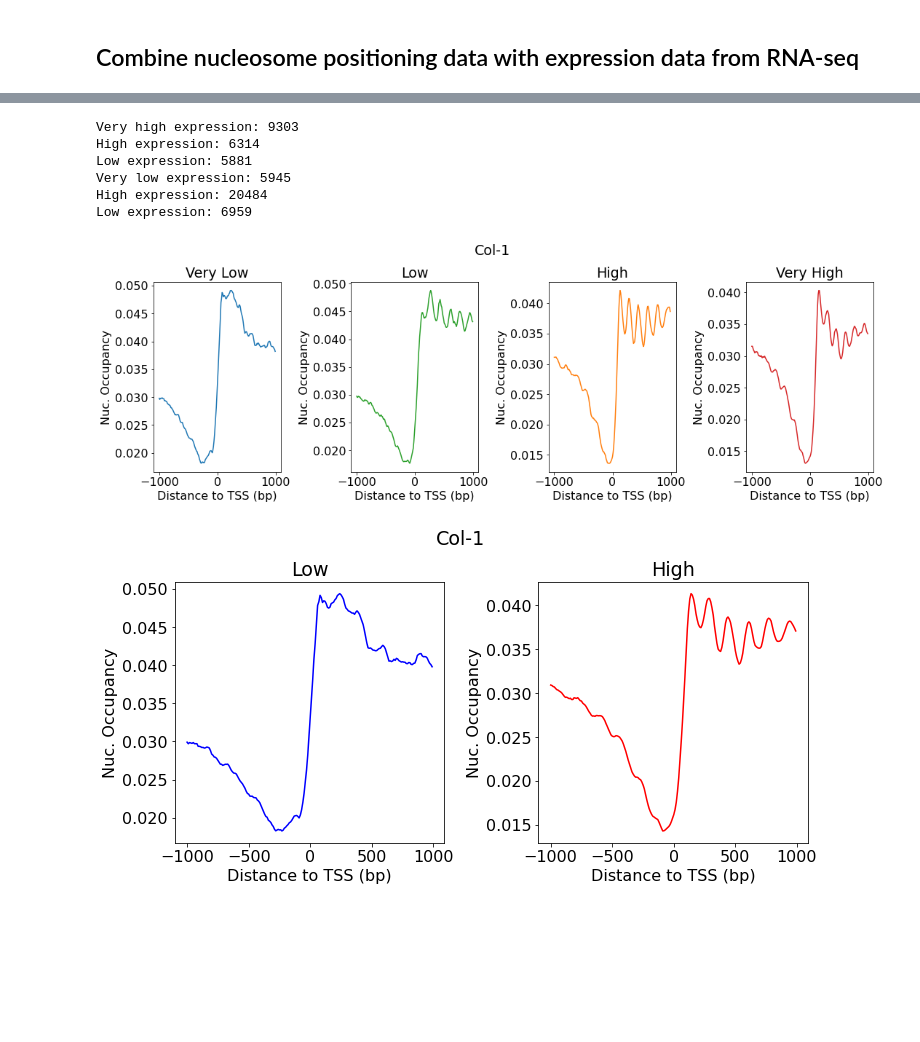
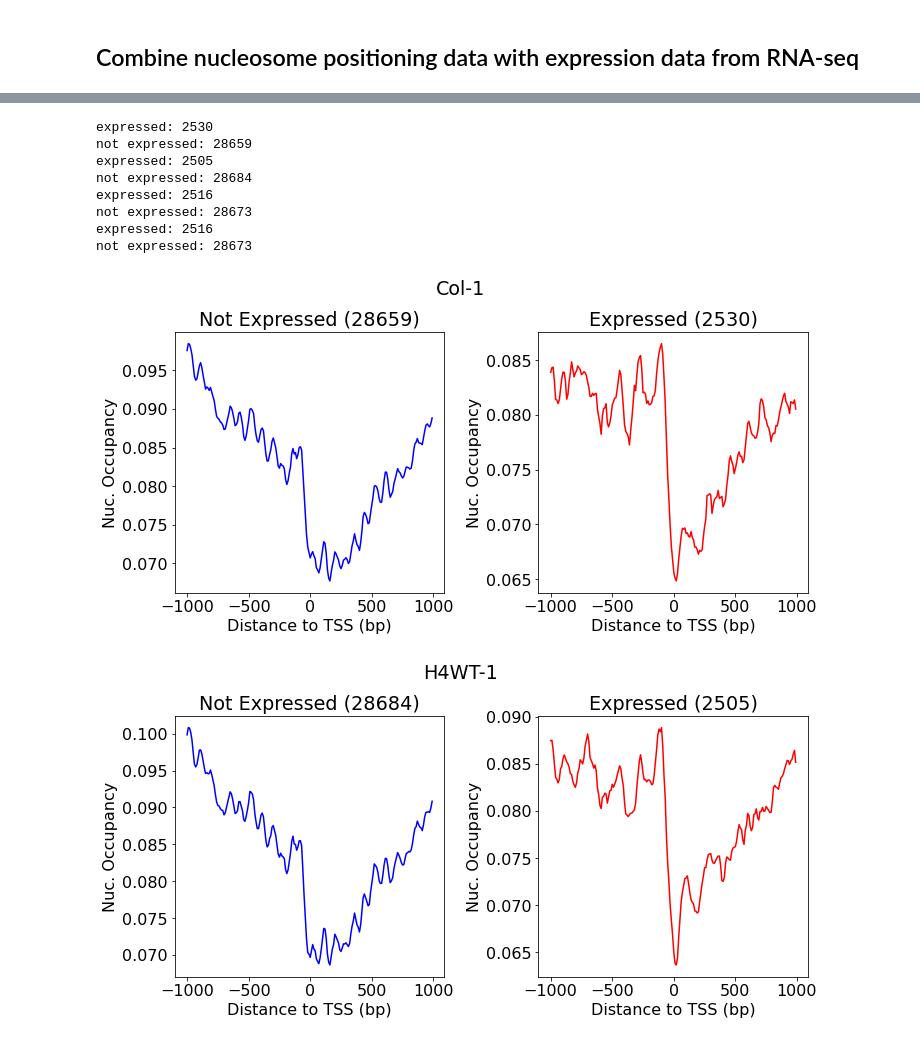
Before and after one commit to etc27/NucPos_Clustering, a Jupyter notebook: mnase_analysis_TEs_03312021.ipynb, the cells around one changed output, grey strips where cells are left out. Drawn from its saved outputs; the diff is of its cells as text; code cells hidden in the pictures; blank space fills up the shorter version.

```diff
--- a/mnase_analysis_TEs_03312021.ipynb
+++ b/mnase_analysis_TEs_03312021.ipynb
@@ -106,7 +101,7 @@ x_vals = np.arange(-1000,1000,10)
 fig, axs = plt.subplots(2, 2, constrained_layout=True)
 fig.set_size_inches(10, 10)
 for ax in axs.flat:
-    ax.set(xlabel='Distance to TSS (bp)', ylabel='Nuc. Occupancy')
+    ax.set(xlabel='Distance to TSS (bp)', ylabel='Nuc. Occupancy', ylim=[0.075,0.135])
 axs[0, 0].plot(x_vals, Col_1_data)
 axs[0, 0].set_title('Col-1')
 
@@ -136,4 +138,0 @@ proteincoding_list.columns = ['gene name','classification']
-# %%
-# Merge metadata with protein coding list
-metadata = pd.merge(metadata, proteincoding_list, on="gene name")
-metadata
@@ -178,0 +158,30 @@ R17A_tpm = rnaseq_load(path_to_file)
+# %%
+base_path = "/Users/emmacorcoran/Documents/R Scripts/RNA-seq/2020_10_02 RNA-seq/TE analysis/ordered_tpm/"
+
+#Load Col expression data
+filename1 = "CL.1_AHJTM2DSXY_L004_ordered_tpm.txt"
+path_to_file1 = os.path.join(base_path, filename1)
+filename2 = "CL.2_AHJTM2DSXY_L004_ordered_tpm.txt"
+path_to_file2 = os.path.join(base_path, filename2)
+Col_tpm = rnaseq_load(path_to_file1,path_to_file2)
+
+#Load H4WT expression data
+filename1 = "CL.3_AHJTM2DSXY_L004_ordered_tpm.txt"
+path_to_file1 = os.path.join(base_path, filename1)
+filename2 = "CL.4_AHJTM2DSXY_L004_ordered_tpm.txt"
+path_to_file2 = os.path.join(base_path, filename2)
+H4WT_tpm = rnaseq_load(path_to_file1,path_to_file2)
+
+#Load R17A expression data
+filename1 = "CL.5_AHJTM2DSXY_L004_ordered_tpm.txt"
+path_to_file1 = os.path.join(base_path, filename1)
+filename2 = "CL.6_AHJTM2DSXY_L004_ordered_tpm.txt"
+path_to_file2 = os.path.join(base_path, filename2)
+R17A_tpm = rnaseq_load(path_to_file1,path_to_file2)
+
+#Load chr11chr17 expression data
+filename1 = "CL.9_AHJTM2DSXY_L004_ordered_tpm.txt"
+path_to_file1 = os.path.join(base_path, filename1)
+filename2 = "CL.10_AHJTM2DSXY_L004_ordered_tpm.txt"
+path_to_file2 = os.path.join(base_path, filename2)
+chr_tpm = rnaseq_load(path_to_file1,path_to_file2)
@@ -179,7 +204,7 @@ R17A_tpm = rnaseq_load(path_to_file)
 # %%
 #Merge metadata with tpm expression data and subset for one sample, plot expression groups
 def rowsum_tpm(all_data, tpm_label):
-    tpm_data = all_data.loc[all_data['expression category'] == tpm_label]
+    tpm_data = all_data.loc[all_data['expressed'] == tpm_label]
     tpm_data = tpm_data.iloc[:,0:200]
     nrow = tpm_data.shape[0]
     tpm_rowsum = np.array(tpm_data.sum(axis=0))/nrow
@@ -281,12 +243,16 @@ def tpm_expression_2groups(metadata_df, tpm_data, sample_colstart, sample_colend
 # %%
-Col1_4subset = tpm_expression_4groups(metadata, Col_tpm, "Col-1.merge.140-160","Col-1.merge.140-160.199", "Col-1")
-Col1_2subset = tpm_expression_2groups(metadata, Col_tpm, "Col-1.merge.140-160","Col-1.merge.140-160.199", "Col-1")
+Col1_2subset = tpm_expression_2groups(metadata, Col_tpm, "Col-1.TE.merge.140-160","Col-1.TE.merge.140-160.199", "Col-1")
+H4WT1_2subset = tpm_expression_2groups(metadata, H4WT_tpm, "H4WT-1.TE.merge.140-160","H4WT-1.TE.merge.140-160.199", "H4WT-1")
+R17A1_2subset = tpm_expression_2groups(metadata, R17A_tpm, "R17A-1.TE.merge.140-160","R17A-1.TE.merge.140-160.199", "R17A-1")
+R17A2_2subset = tpm_expression_2groups(metadata, R17A_tpm, "R17A-2.TE.merge.140-160","R17A-2.TE.merge.140-160.199", "R17A-1")
 # %% [output]
-Very high expression: 9303
-High expression: 6314
-Low expression: 5881
-Very low expression: 5945
-High expression: 20484
-Low expression: 6959
+expressed: 2530
+not expressed: 28659
+expressed: 2505
+not expressed: 28684
+expressed: 2516
+not expressed: 28673
+expressed: 2516
+not expressed: 28673
-[figure, old version]
+[figure, new version]
-[figure, old version]
+[figure, new version]
```
Also changed, not shown: parts of 44 cells of this notebook.
